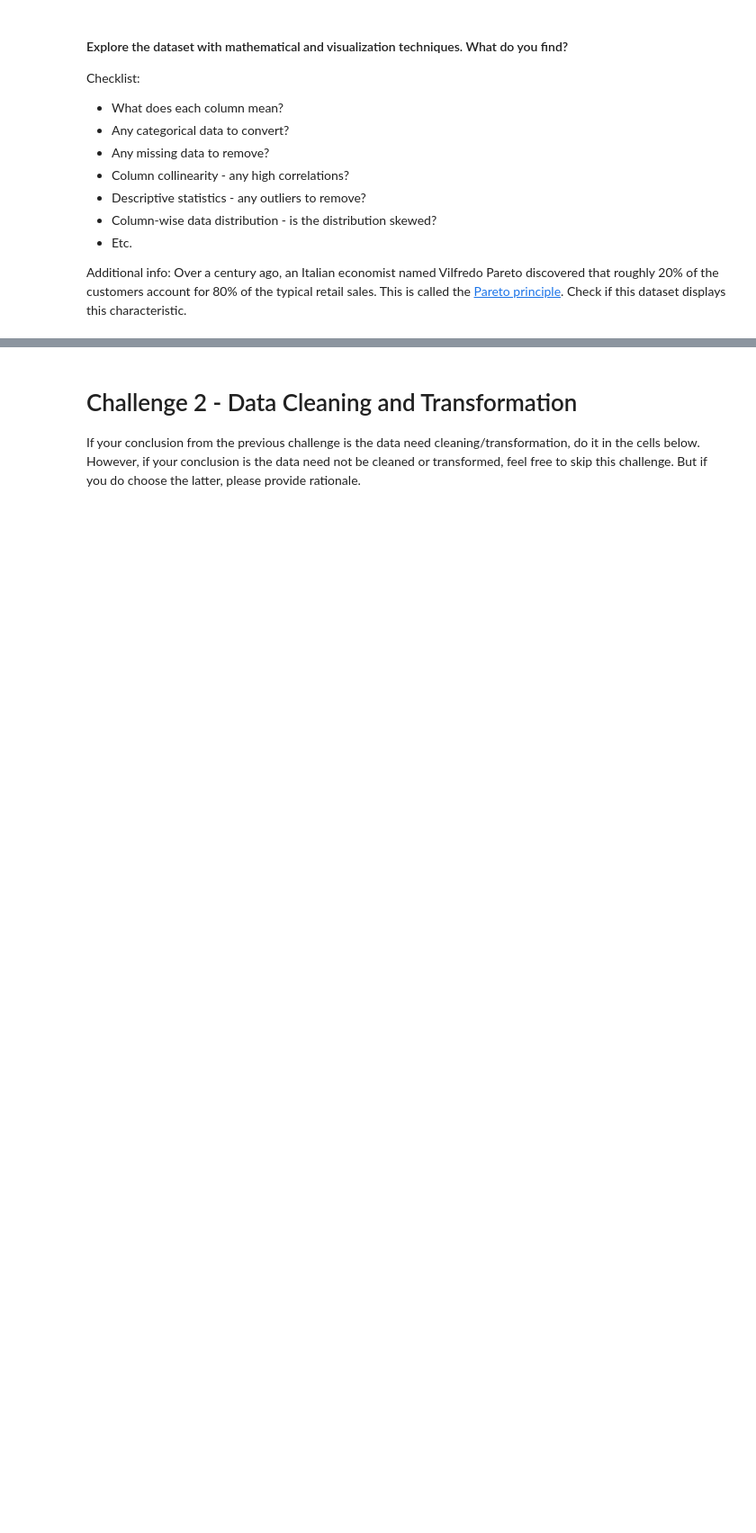
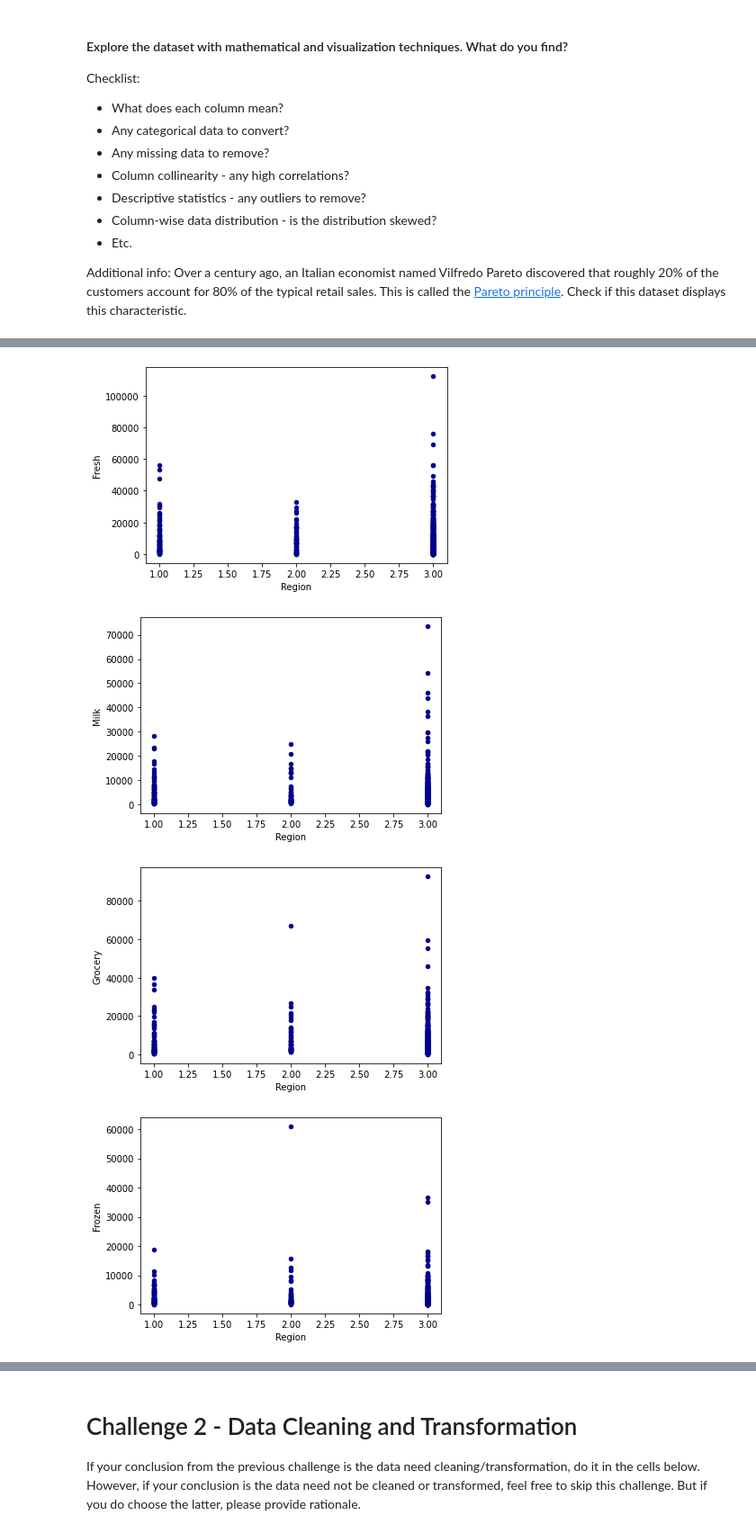
Before and after one commit to herreradelduque/dataptmad1019, a Jupyter notebook: module-3/lab-unsupervised-learning/your-code/main.ipynb, the cells around one changed output, grey strips where cells are left out. Shown at 90% size. Drawn from its saved outputs; the diff is of its cells as text; code cells hidden in the pictures; blank space fills up the shorter version.

```diff
--- a/module-3/lab-unsupervised-learning/your-code/main.ipynb
+++ b/module-3/lab-unsupervised-learning/your-code/main.ipynb
@@ -40,0 +118,11 @@ Additional info: Over a century ago, an Italian economist named Vilfredo Pareto
+# %%
+
+for i in range(2,len(customers.columns)):
+    ax1 = customers.plot.scatter(x='Region',
+                          y=i,
+                          c='DarkBlue')
+# %% [output]
+[figure, added]
+[figure, added]
+[figure, added]
+[figure, added]
```
Also changed, not shown: parts of 41 cells of this notebook.
